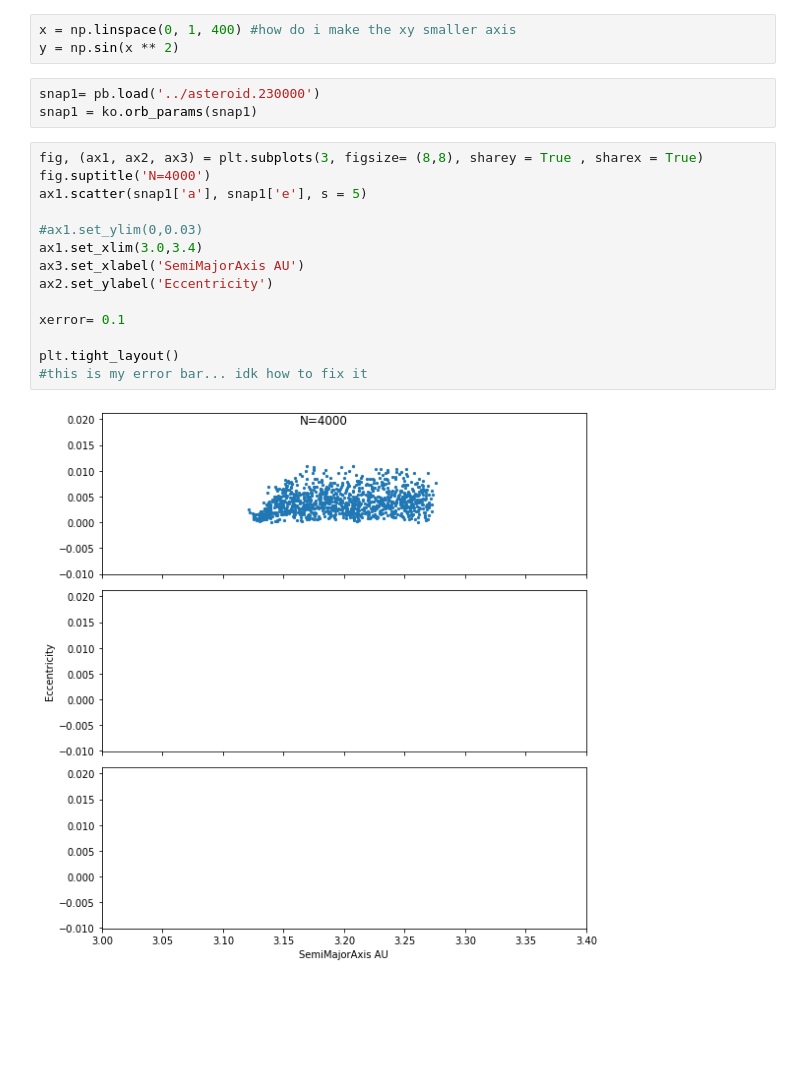
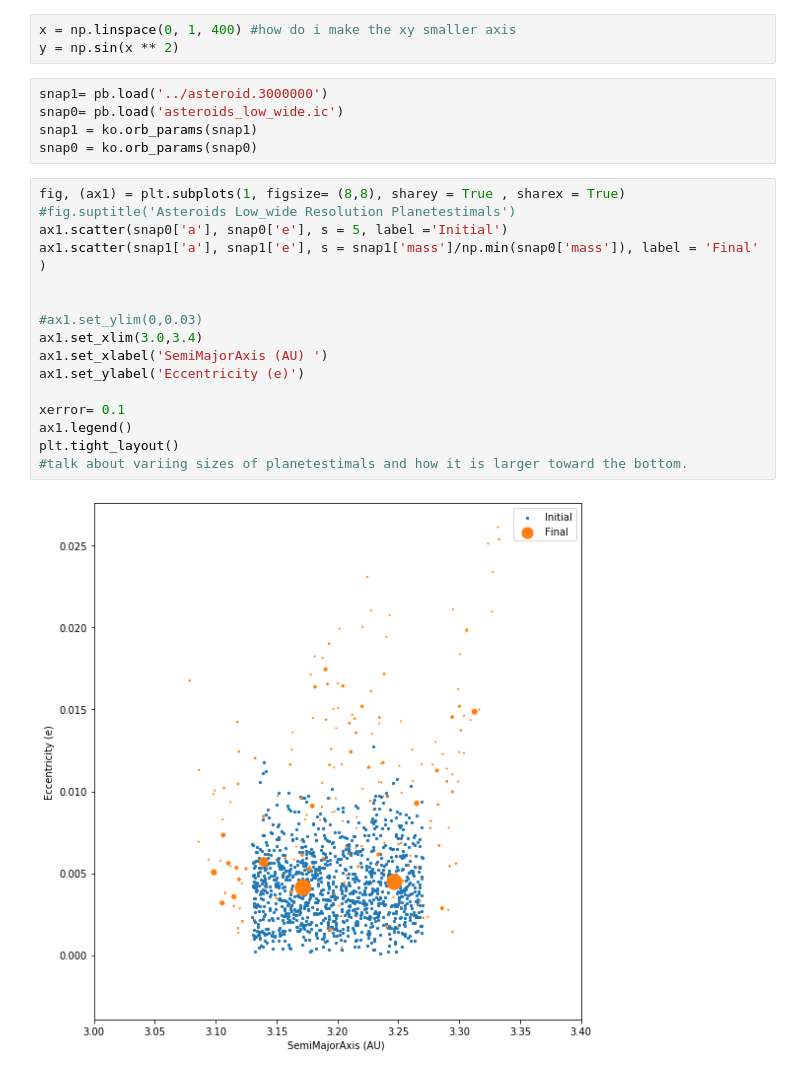
Before and after one commit to lynnngocnguyen/asteroids, a Jupyter notebook: plot semimajor asteroids_low_wide.ipynb, the cells around one changed output. Saved outputs shown, nothing was run; the diff lists cells and outputs as text; blank space fills up the shorter version.

```diff
--- a/plot semimajor asteroids_low_wide.ipynb
+++ b/plot semimajor asteroids_low_wide.ipynb
@@ -24,21 +24,25 @@ import numpy as np
 x = np.linspace(0, 1, 400) #how do i make the xy smaller axis
 y = np.sin(x ** 2)
 # %%
-snap1= pb.load('../asteroid.230000')
+snap1= pb.load('../asteroid.3000000')
+snap0= pb.load('asteroids_low_wide.ic')
 snap1 = ko.orb_params(snap1)
+snap0 = ko.orb_params(snap0)
 # %%
-fig, (ax1, ax2, ax3) = plt.subplots(3, figsize= (8,8), sharey = True , sharex = True)
-fig.suptitle('N=4000')
-ax1.scatter(snap1['a'], snap1['e'], s = 5)
+fig, (ax1) = plt.subplots(1, figsize= (8,8), sharey = True , sharex = True)
+#fig.suptitle('Asteroids Low_wide Resolution Planetestimals')
+ax1.scatter(snap0['a'], snap0['e'], s = 5, label ='Initial')
+ax1.scatter(snap1['a'], snap1['e'], s = snap1['mass']/np.min(snap0['mass']), label = 'Final' )
+
 
 #ax1.set_ylim(0,0.03)
 ax1.set_xlim(3.0,3.4)
-ax3.set_xlabel('SemiMajorAxis AU')
-ax2.set_ylabel('Eccentricity')
+ax1.set_xlabel('SemiMajorAxis (AU) ')
+ax1.set_ylabel('Eccentricity (e)')
 
 xerror= 0.1
-
+ax1.legend()
 plt.tight_layout()
-#this is my error bar... idk how to fix it
+#talk about variing sizes of planetestimals and how it is larger toward the bottom.
 # %% [output]
-[figure, old version]
+[figure, new version]
```
Also changed, not shown: parts of 5 cells of this notebook, 12 other files.
